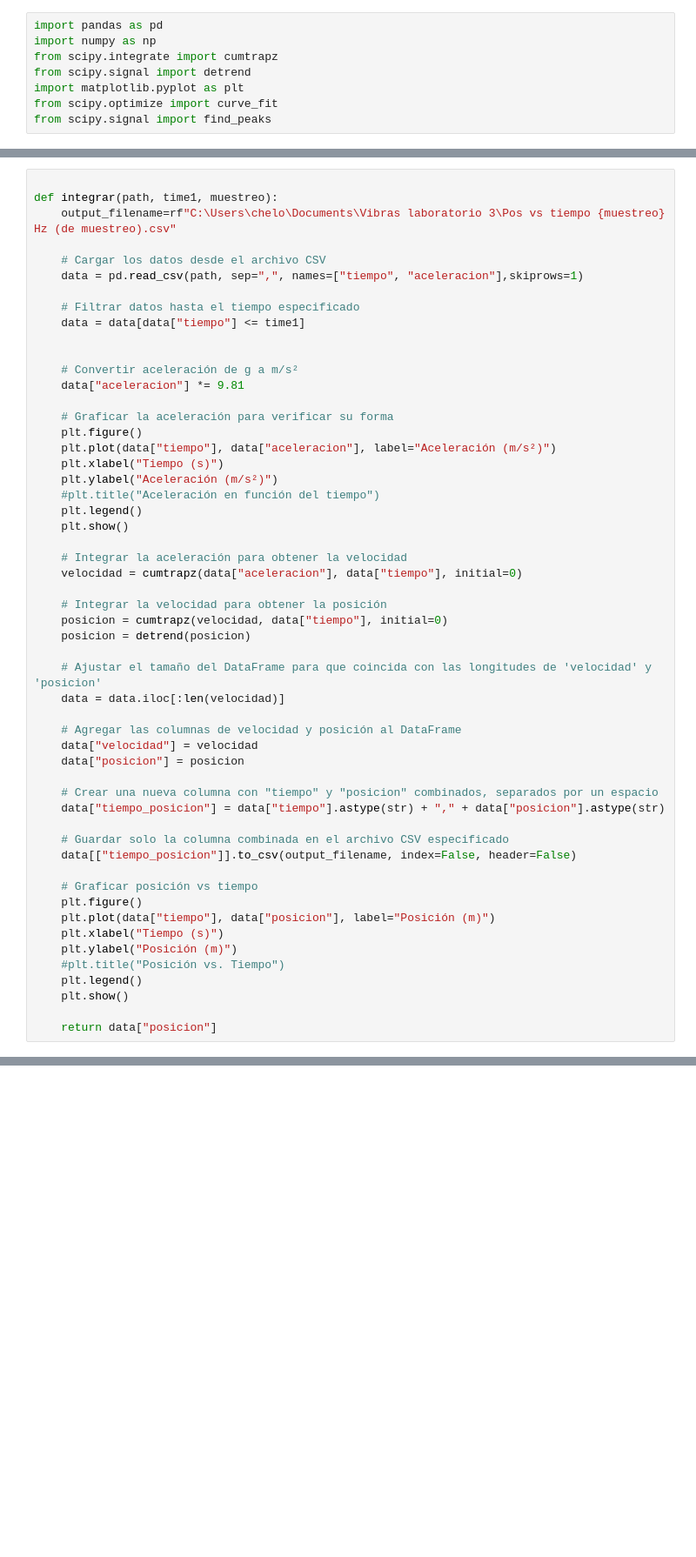
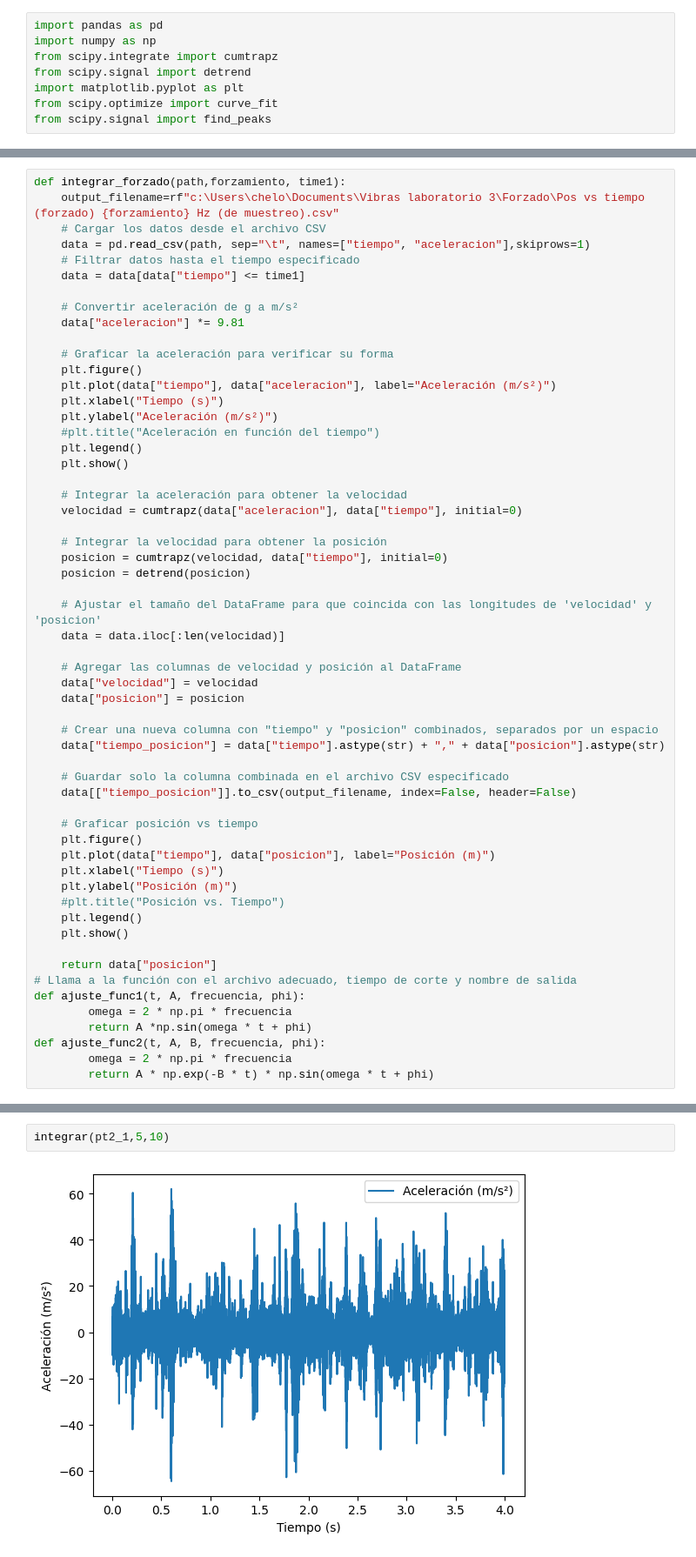
Before and after one commit to Marceloaglop/Vibras-Mec-nicas, a Jupyter notebook: Laboratorio 3 0212cris version.ipynb, the cells around one changed output, grey strips where cells are left out. Shown at 87% size. Cells and saved outputs as stored; diff of their text form; blank space fills up the shorter version.

```diff
--- a/Laboratorio 3 0212cris version.ipynb
+++ b/Laboratorio 3 0212cris version.ipynb
@@ -9,14 +102,10 @@ from scipy.signal import find_peaks
 # %%
-
-def integrar(path, time1, muestreo):
-    output_filename=rf"C:\Users\chelo\Documents\Vibras laboratorio 3\Pos vs tiempo {muestreo} Hz (de muestreo).csv"
-
+def integrar_forzado(path,forzamiento, time1):
+    output_filename=rf"c:\Users\chelo\Documents\Vibras laboratorio 3\Forzado\Pos vs tiempo (forzado) {forzamiento} Hz (de muestreo).csv"
     # Cargar los datos desde el archivo CSV
-    data = pd.read_csv(path, sep=",", names=["tiempo", "aceleracion"],skiprows=1)
-
+    data = pd.read_csv(path, sep="\t", names=["tiempo", "aceleracion"],skiprows=1)
     # Filtrar datos hasta el tiempo especificado
     data = data[data["tiempo"] <= time1]
-
 
     # Convertir aceleración de g a m/s²
     data["aceleracion"] *= 9.81
@@ -60,3 +149,10 @@ def integrar(path, time1, muestreo):
     plt.show()
 
     return data["posicion"]
+# Llama a la función con el archivo adecuado, tiempo de corte y nombre de salida
+def ajuste_func1(t, A, frecuencia, phi):
+        omega = 2 * np.pi * frecuencia
+        return A *np.sin(omega * t + phi)
+def ajuste_func2(t, A, B, frecuencia, phi):
+        omega = 2 * np.pi * frecuencia
+        return A * np.exp(-B * t) * np.sin(omega * t + phi)
@@ -138,0 +159,4 @@ Name: posicion, Length: 12800, dtype: float64
+# %%
+integrar(pt2_1,5,10)
+# %% [output]
+[figure, added]
```
Also changed, not shown: parts of 14 cells of this notebook, 4 other files.
